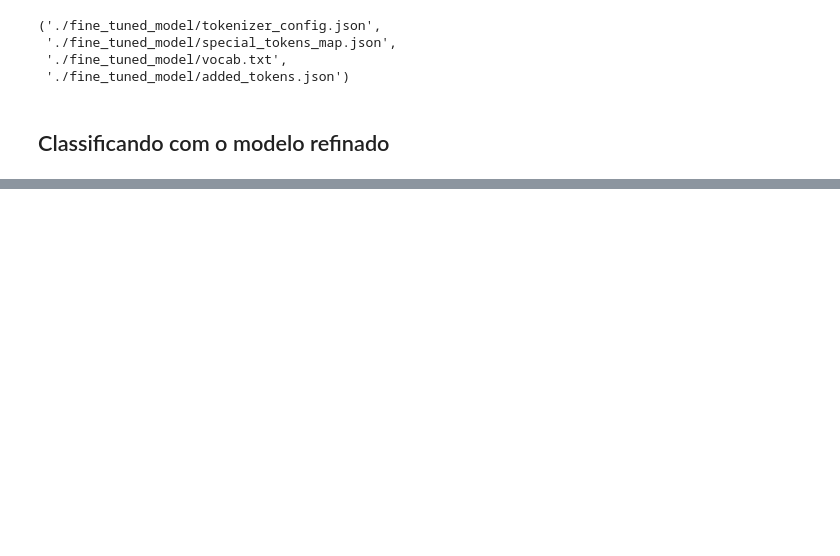
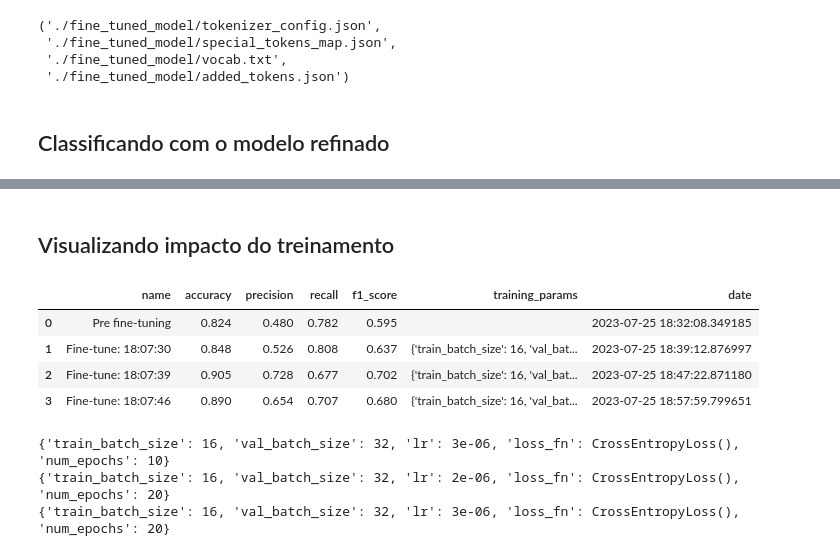
Before and after one commit to thiago-paim/projeto-tera, a Jupyter notebook: notebooks/fine_tune_hf_model.ipynb, the cells around one changed output, grey strips where cells are left out. Saved outputs shown, nothing was run; the diff lists cells and outputs as text; code cells hidden in the pictures; blank space fills up the shorter version.

Commit message:
Testes de fine tuning

```diff
--- a/notebooks/fine_tune_hf_model.ipynb
+++ b/notebooks/fine_tune_hf_model.ipynb
@@ -155,5 +152,9 @@ df_ajuste
 2000 rows × 5 columns
 # %%
 # Convertendo classificação em binário para o formato adequado para ajuste fino do modelo
-df_ajuste['classe_manual_bin'] = df_ajuste['classe_manual_2'].apply(lambda x: 0 if x == False else 1)
-df_ajuste['classif_sem_ajuste_bin'] = df_ajuste['classif_sem_ajuste'].apply(lambda x: 0 if x == False else 1)
+df_ajuste['classe_manual_bin'] = df_ajuste['classe_manual_2'].astype(int)
+df_ajuste['classif_sem_ajuste_bin'] = df_ajuste['classif_sem_ajuste'].astype(int)
+
+# Verificando a conversão
+print(df_ajuste[['classe_manual_bin', 'classe_manual_2']].value_counts())
+print(df_ajuste[['classif_sem_ajuste', 'classif_sem_ajuste_bin']].value_counts())
@@ -294,4 +303,8 @@ for epoch in range(num_epochs):
     print(f"Epoch {epoch + 1}/{num_epochs}")
     print(f"Train loss: {avg_train_loss:.4f}, Validation loss: {avg_val_loss:.4f}")
     print(f"Validation accuracy: {avg_val_accuracy:.4f}")
+
+t = datetime.now().strftime('%H:%m:%S')
+metrics['name'] = f'Fine-tune: {t}'
+metrics['training_results'] = f'{avg_train_loss=:.4f}, {avg_val_loss=:.4f}, {avg_val_accuracy=:.4f}, {num_epochs=}'
 # %% [output]
@@ -338,4 +357,6 @@ classifier = pipeline(
     tokenizer=tokenizer,
     device=torch.cuda.current_device()
 )
+
+metrics['model'] = classifier.model
 # %%
@@ -360,6 +399,33 @@ acuracia_pos_ajuste = accuracy_score(df_pos_ajuste['classe_manual'], df_pos_ajus
 precision_pos_ajuste = precision_score(df_pos_ajuste['classe_manual'], df_pos_ajuste['classe_ajuste_fino'])
 recall_pos_ajuste = recall_score(df_pos_ajuste['classe_manual'], df_pos_ajuste['classe_ajuste_fino'])
 f1_pos_ajuste = f1_score(df_pos_ajuste['classe_manual'], df_pos_ajuste['classe_ajuste_fino'])
+
+metrics['accuracy'] = acuracia_pos_ajuste.round(3)
+metrics['precision'] = precision_pos_ajuste.round(3)
+metrics['recall'] = recall_pos_ajuste.round(3)
+metrics['f1_score'] = f1_pos_ajuste.round(3)
+metrics['date'] = datetime.now()
+result_metrics.append(metrics)
+# %% [markdown]
+## Visualizando impacto do treinamento
+# %%
+# Cria DataFrame para visualização
+df_results = pd.DataFrame(result_metrics)
+df_results[['name', 'accuracy', 'precision', 'recall', 'f1_score', 'training_params', 'date']]
+# %% [output]
+|  | name | accuracy | precision | recall | f1_score | training_params | date |
+| 0 | Pre fine-tuning | 0.824 | 0.480 | 0.782 | 0.595 |  | 2023-07-25 18:32:08.349185 |
+| 1 | Fine-tune: 18:07:30 | 0.848 | 0.526 | 0.808 | 0.637 | {'train_batch_size': 16, 'val_bat... | 2023-07-25 18:39:12.876997 |
+| 2 | Fine-tune: 18:07:39 | 0.905 | 0.728 | 0.677 | 0.702 | {'train_batch_size': 16, 'val_bat... | 2023-07-25 18:47:22.871180 |
+| 3 | Fine-tune: 18:07:46 | 0.890 | 0.654 | 0.707 | 0.680 | {'train_batch_size': 16, 'val_bat... | 2023-07-25 18:57:59.799651 |
+# %%
+print(df_results.iloc[1]['training_params'])
+print(df_results.iloc[2]['training_params'])
+print(df_results.iloc[3]['training_params'])
+# %% [output]
+{'train_batch_size': 16, 'val_batch_size': 32, 'lr': 3e-06, 'loss_fn': CrossEntropyLoss(), 'num_epochs': 10}
+{'train_batch_size': 16, 'val_batch_size': 32, 'lr': 2e-06, 'loss_fn': CrossEntropyLoss(), 'num_epochs': 20}
+{'train_batch_size': 16, 'val_batch_size': 32, 'lr': 3e-06, 'loss_fn': CrossEntropyLoss(), 'num_epochs': 20}
 # %%
 # Criando dataframe comparativo entre modelos
 modelos_dic = {
```
Also changed, not shown: parts of 35 cells of this notebook, 1 other file.
